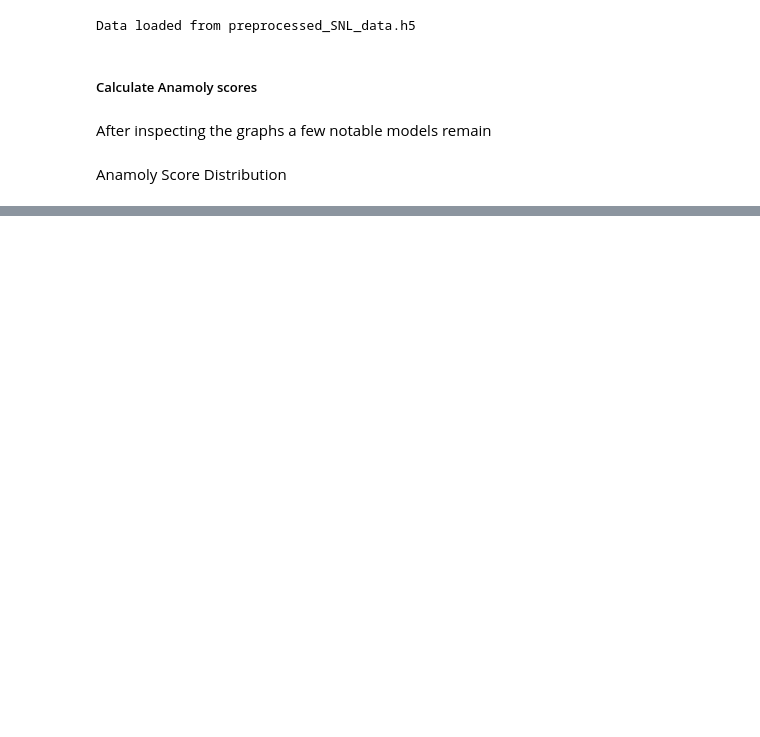
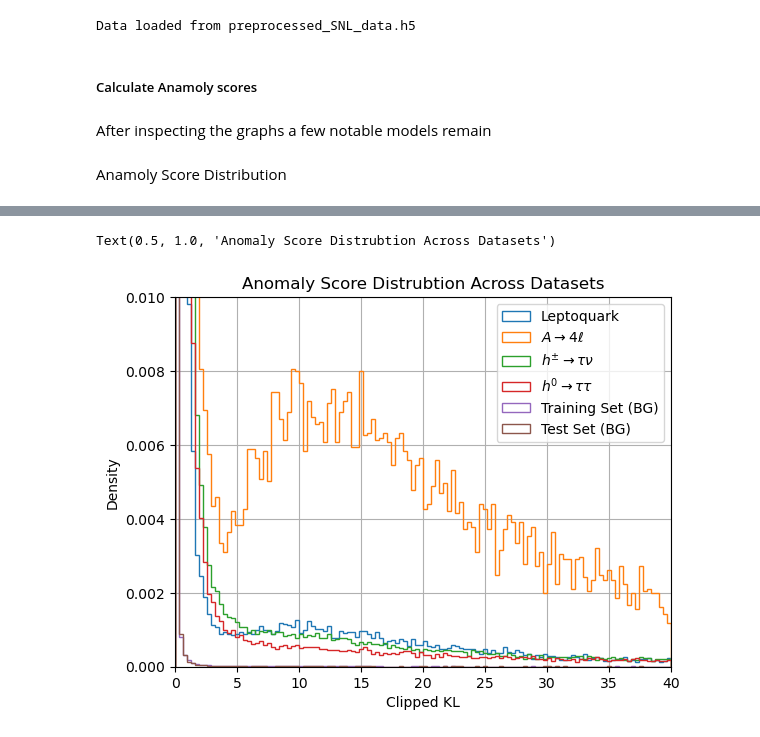
Before and after one commit to jnamador/vae_fs, a Jupyter notebook: models/vae1_analysis.ipynb, the cells around one changed output, grey strips where cells are left out. Drawn from its saved outputs; the diff is of its cells as text; code cells hidden in the pictures; blank space fills up the shorter version.

```diff
--- a/models/vae1_analysis.ipynb
+++ b/models/vae1_analysis.ipynb
@@ -366,0 +333,30 @@ plt.xlim((0, 1000))
+# %%
+# This settings make CKL curves very visible
+bin_n = 125
+xlims = (0, 40)
+ylims = (0, 0.01)
+bins  = np.linspace(0, xlims[1], bin_n)
+xlabel = "Clipped KL"
+
+for i in range(len(data_names_tex)):
+    dat = anomaly_scores[i]
+    # print(bin_n)
+    plt.hist(dat
+             , bins = bins
+             , label=data_names_tex[i] # + " " + str(bin_n)
+             , histtype = "step"
+             , density=True
+             )
+plt.legend(loc="upper right")
+# plt.loglog()
+# plt.semilogy()
+# plt.semilogx()
+plt.xlabel(xlabel)
+plt.ylabel("Density")
+plt.grid()
+plt.ylim(ylims)
+plt.xlim(xlims)
+plt.title("Anomaly Score Distrubtion Across Datasets")
+# %% [output]
+Text(0.5, 1.0, 'Anomaly Score Distrubtion Across Datasets')
+[figure, added]
```
Also changed, not shown: parts of 4 cells of this notebook.
